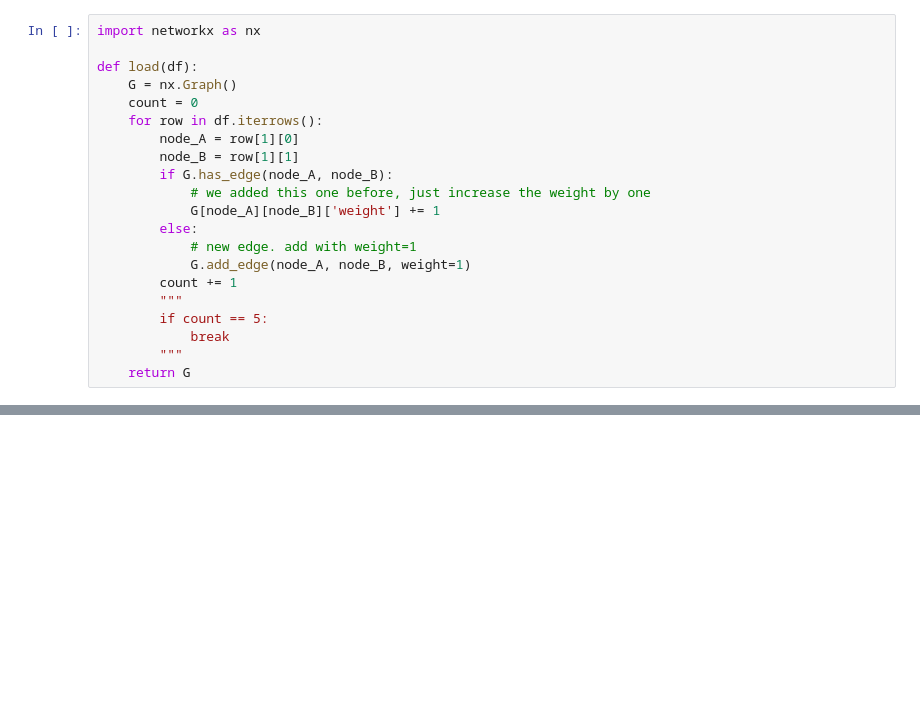
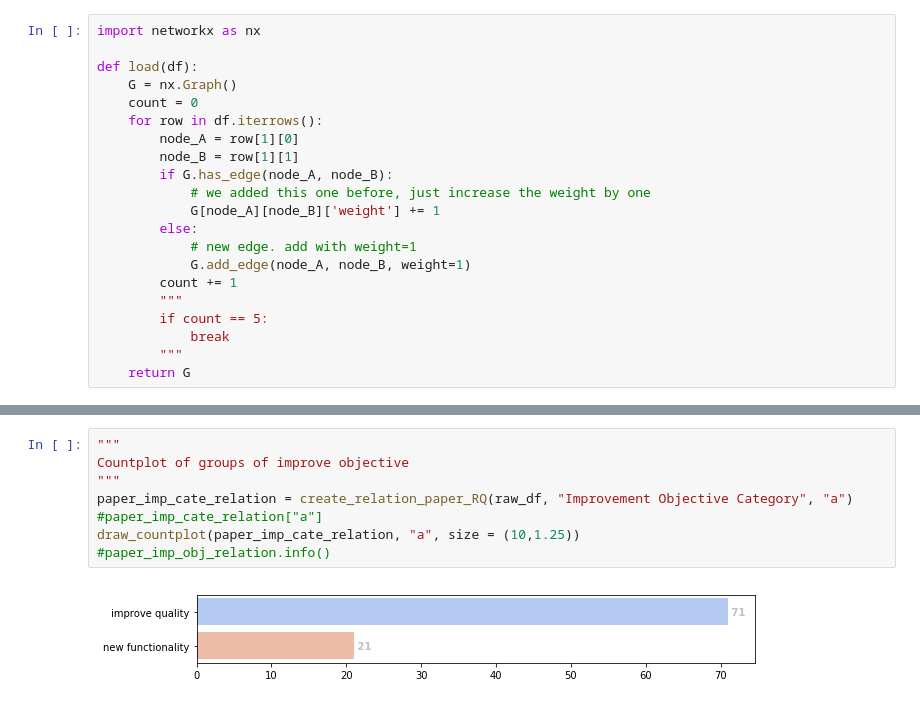
Before and after one commit to nguyentran0212/BC_IoT_SLR, a Jupyter notebook: Extraction/Extracted_data/BC_SLR_AVIZ_tool.ipynb, the cells around one changed output, grey strips where cells are left out. Cells and saved outputs as stored; diff of their text form; blank space fills up the shorter version.

```diff
--- a/Extraction/Extracted_data/BC_SLR_AVIZ_tool.ipynb
+++ b/Extraction/Extracted_data/BC_SLR_AVIZ_tool.ipynb
@@ -210,0 +233,10 @@ memory usage: 13.4+ KB
+# %%
+"""
+Countplot of groups of improve objective
+"""
+paper_imp_cate_relation = create_relation_paper_RQ(raw_df, "Improvement Objective Category", "a")
+#paper_imp_cate_relation["a"]
+draw_countplot(paper_imp_cate_relation, "a", size = (10,1.25))
+#paper_imp_obj_relation.info()
+# %% [output]
+[figure, added]
```
Also changed, not shown: parts of 11 cells of this notebook, 6 other files.
